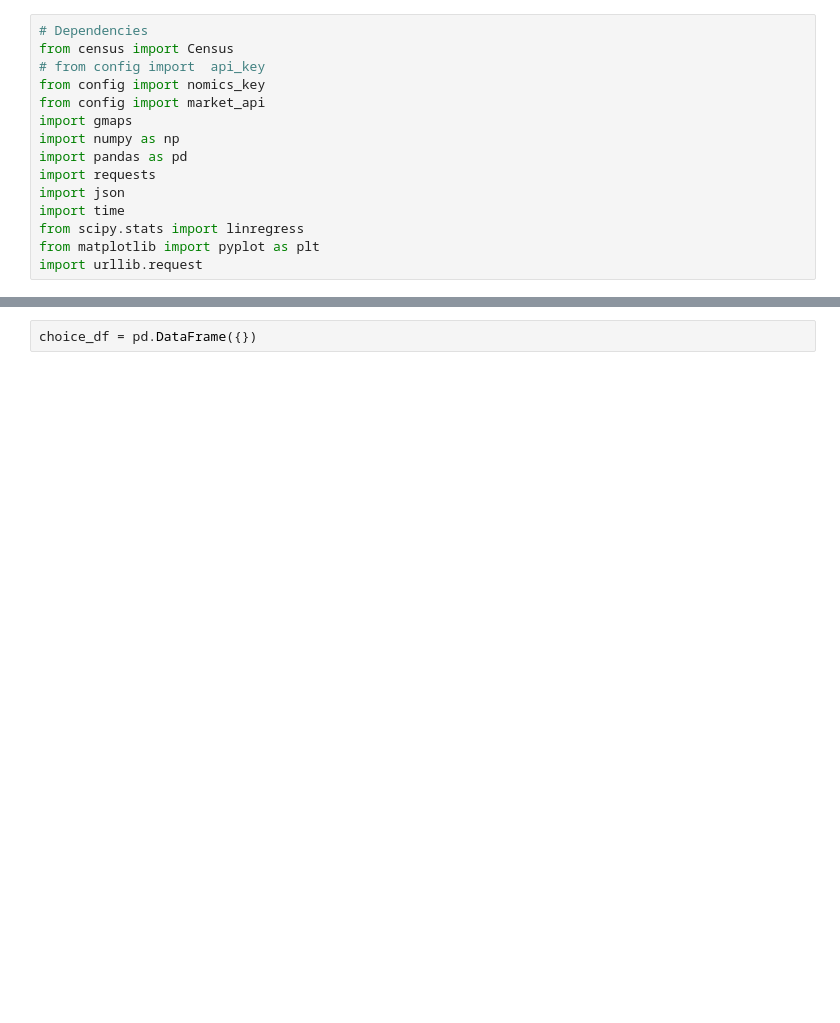
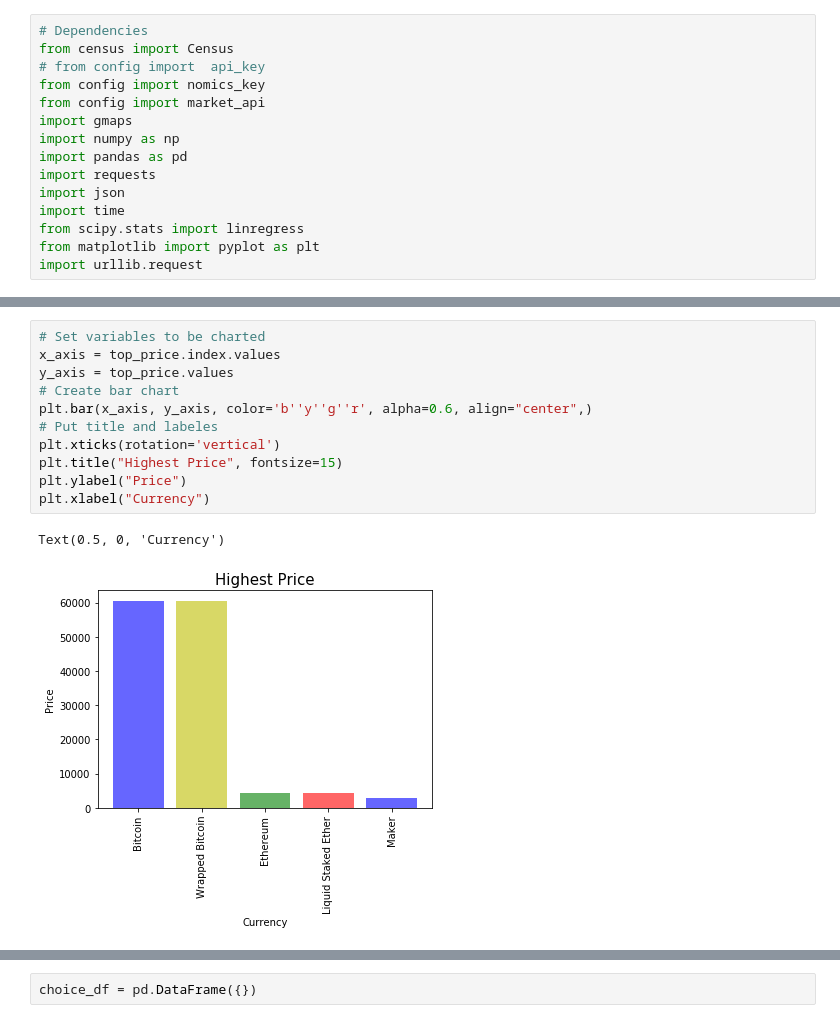
Before and after one commit to samuelroiz/Crypto_Analysis, a Jupyter notebook: Currency_comparer.ipynb, the cells around one changed output, grey strips where cells are left out. Saved outputs shown, nothing was run; the diff lists cells and outputs as text; blank space fills up the shorter version.

Commit message:
Pushing the Full data csv and code changes (more data retrieving and some plots)

```diff
--- a/Currency_comparer.ipynb
+++ b/Currency_comparer.ipynb
@@ -116,0 +147,14 @@ currency_df.sort_values('Price', ascending=False)
+# %%
+# Set variables to be charted
+x_axis = top_price.index.values
+y_axis = top_price.values
+# Create bar chart
+plt.bar(x_axis, y_axis, color='b''y''g''r', alpha=0.6, align="center",)
+# Put title and labeles
+plt.xticks(rotation='vertical')
+plt.title("Highest Price", fontsize=15)
+plt.ylabel("Price")
+plt.xlabel("Currency")
+# %% [output]
+Text(0.5, 0, 'Currency')
+[figure, added]
```
Also changed, not shown: parts of 17 cells of this notebook, 2 other files.
